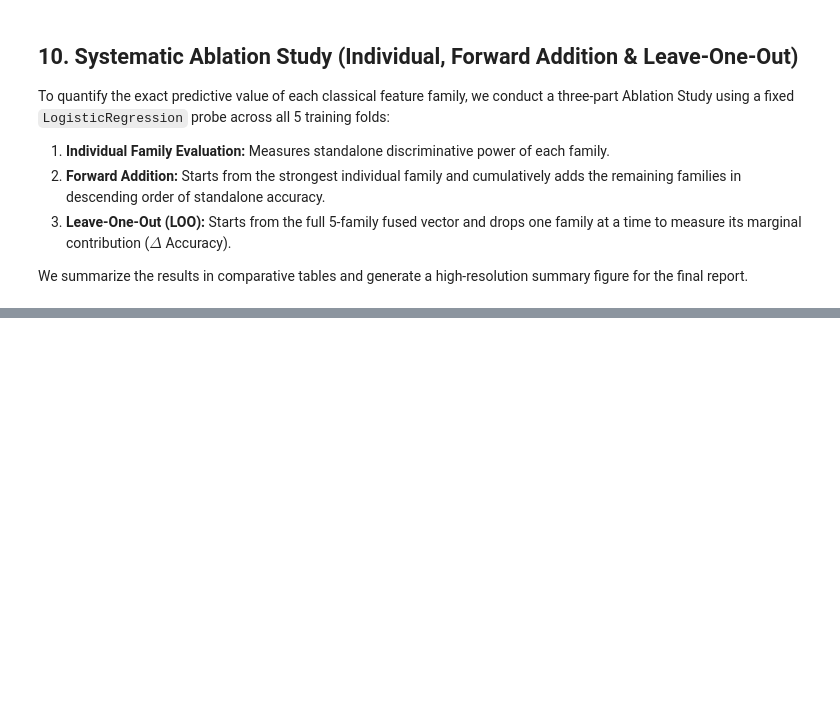
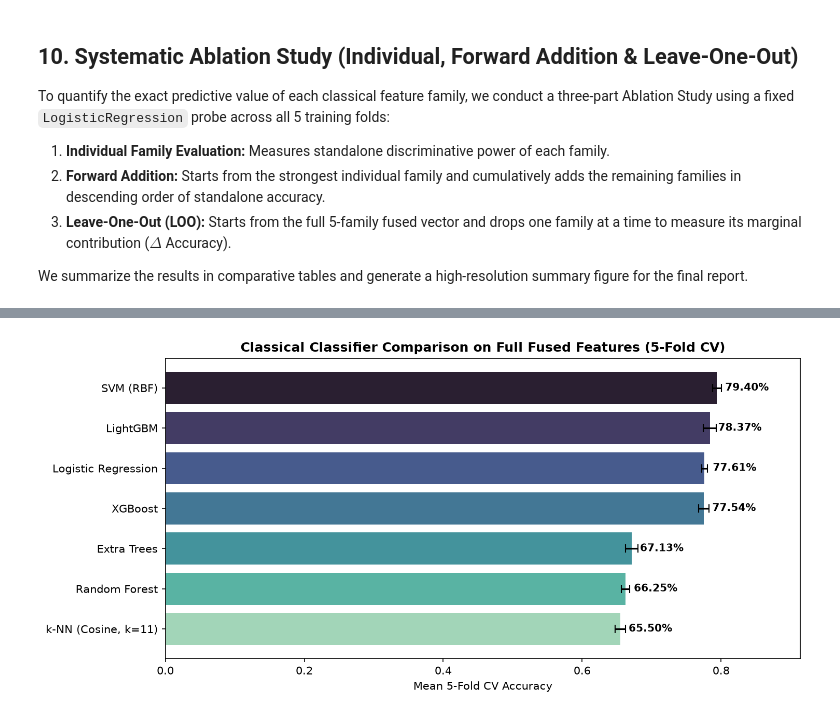
Before and after one commit to KasraKra/imagenette-classical-cv, a Jupyter notebook: HW1_40123006.ipynb, the cells around one changed output, grey strips where cells are left out. Cells and saved outputs as stored; diff of their text form; code cells hidden in the pictures; blank space fills up the shorter version.

```diff
--- a/HW1_40123006.ipynb
+++ b/HW1_40123006.ipynb
@@ -820,0 +826,95 @@ Running Part 3: Leave-One-Out (LOO)...
+# %%
+from sklearn.svm import SVC
+from sklearn.neighbors import KNeighborsClassifier
+from sklearn.ensemble import RandomForestClassifier, ExtraTreesClassifier
+from lightgbm import LGBMClassifier
+from xgboost import XGBClassifier
+
+# Precompute fold-wise fused matrices once so all classifiers train on identical leakage-free folds
+print("Precomputing leakage-free fused folds for classifier benchmarking...")
+FOLD_DATA = []
+for f in range(N_FOLDS):
+    tr_idx = np.where(folds != f)[0]
+    va_idx = np.where(folds == f)[0]
+    X_tr_f, X_va_f = fuse_blocks_fit_transform(TRAIN_FEATURES, ALL_FAMILIES, tr_idx, va_idx)
+    FOLD_DATA.append((X_tr_f, y_train[tr_idx], X_va_f, y_train[va_idx], va_idx))
+
+
+def get_benchmark_models():
+    return {
+        "Logistic Regression": lambda: LogisticRegression(
+            C=2.0, solver="lbfgs", max_iter=500, random_state=SEED
+        ),
+        "SVM (RBF)": lambda: SVC(
+            C=3.0, kernel="rbf", gamma="scale", random_state=SEED
+        ),
+        "k-NN (Cosine, k=11)": lambda: KNeighborsClassifier(
+            n_neighbors=11, metric="cosine", weights="distance", n_jobs=-1
+        ),
+        "Random Forest": lambda: RandomForestClassifier(
+            n_estimators=300, max_features="sqrt", n_jobs=-1, random_state=SEED
+        ),
+        "Extra Trees": lambda: ExtraTreesClassifier(
+            n_estimators=400, max_features="sqrt", n_jobs=-1, random_state=SEED
+        ),
+        "LightGBM": lambda: LGBMClassifier(
+            n_estimators=400, learning_rate=0.05, num_leaves=31,
+            subsample_for_bin=50000, colsample_bytree=0.3, subsample=0.8,
+            n_jobs=-1, random_state=SEED, verbose=-1
+        ),
+        "XGBoost": lambda: XGBClassifier(
+            n_estimators=350, learning_rate=0.06, max_depth=5,
+            colsample_bytree=0.25, subsample=0.8, tree_method="hist",
+            n_jobs=-1, random_state=SEED, eval_metric="mlogloss"
+        ),
+    }
+
+
+bench_rows = []
+for model_name, model_fn in get_benchmark_models().items():
+    accs, f1s = [], []
+    fit_time, pred_time = 0.0, 0.0
+
+    for X_tr_f, y_tr_f, X_va_f, y_va_f, _ in FOLD_DATA:
+        clf = model_fn()
+
+        t0 = time.perf_counter()
+        clf.fit(X_tr_f, y_tr_f)
+        fit_time += time.perf_counter() - t0
+
+        t1 = time.perf_counter()
+        preds = clf.predict(X_va_f)
+        pred_time += time.perf_counter() - t1
+
+        accs.append(accuracy_score(y_va_f, preds))
+        f1s.append(f1_score(y_va_f, preds, average="macro"))
+
+    row = {
+        "Model": model_name,
+        "CV Accuracy": float(np.mean(accs)),
+        "Acc Std": float(np.std(accs)),
+        "CV Macro F1": float(np.mean(f1s)),
+        "Train Time (5-fold s)": round(fit_time, 2),
+        "Infer Time (5-fold s)": round(pred_time, 2),
+    }
+    bench_rows.append(row)
+    print(f"{model_name:<22} -> Acc: {row['CV Accuracy']*100:.2f}% (±{row['Acc Std']*100:.2f}%) | "
+          f"F1: {row['CV Macro F1']*100:.2f}% | Fit: {row['Train Time (5-fold s)']}s")
+
+bench_df = pd.DataFrame(bench_rows).sort_values("CV Accuracy", ascending=False).reset_index(drop=True)
+display(bench_df)
+
+# Save benchmark chart for report
+fig, ax = plt.subplots(figsize=(10, 4.8), dpi=150)
+sns.barplot(data=bench_df, x="CV Accuracy", y="Model", hue="Model", palette="mako", legend=False, ax=ax)
+ax.errorbar(bench_df["CV Accuracy"], range(len(bench_df)), xerr=bench_df["Acc Std"], fmt="none", c="black", capsize=4)
+ax.set_xlim(0, min(1.0, bench_df["CV Accuracy"].max() + 0.12))
+ax.set_title("Classical Classifier Comparison on Full Fused Features (5-Fold CV)", fontweight="bold")
+ax.set_xlabel("Mean 5-Fold CV Accuracy")
+ax.set_ylabel("")
+for i, v in enumerate(bench_df["CV Accuracy"]):
+    ax.text(v + 0.012, i, f"{v*100:.2f}%", va="center", fontsize=9.5, fontweight="bold")
+plt.tight_layout()
+plt.savefig("assets/classifier_benchmark.png", dpi=200, bbox_inches="tight")
+plt.show()
+# %% [output]
@@ -820,0 +938 @@ Running Part 3: Leave-One-Out (LOO)...
+[figure, added]
```
Also changed, not shown: parts of 7 cells of this notebook, 1 other file.
